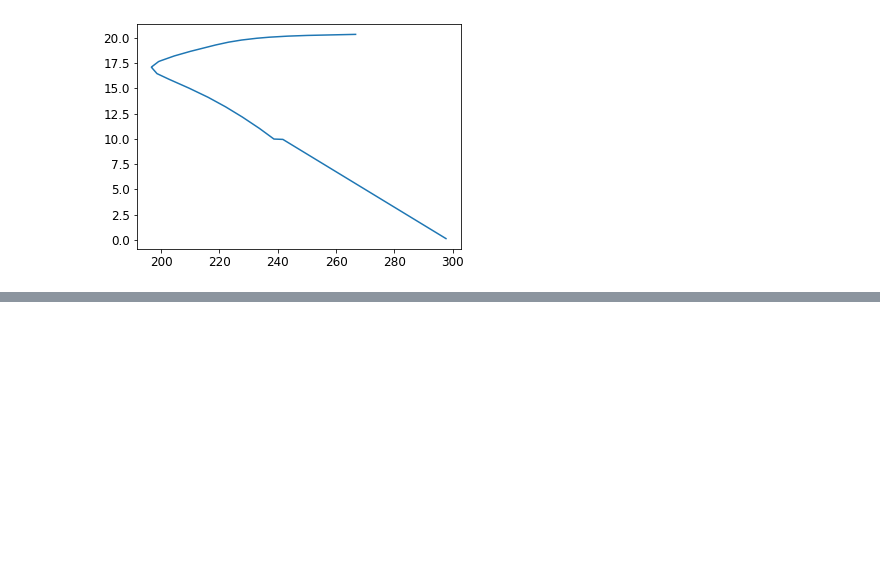
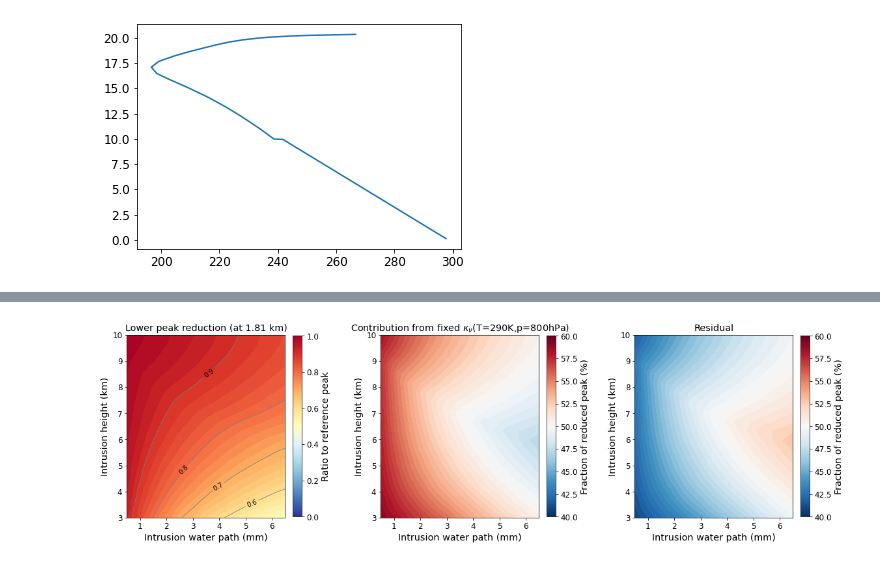
Before and after one commit to bfildier/EUREC4A_organization, a Jupyter notebook: scripts/idealizedCalculations_automatedMoistIntrusions.ipynb, the cells around one changed output, grey strips where cells are left out. Saved outputs shown, nothing was run; the diff lists cells and outputs as text; code cells hidden in the pictures; blank space fills up the shorter version.

```diff
--- a/scripts/idealizedCalculations_automatedMoistIntrusions.ipynb
+++ b/scripts/idealizedCalculations_automatedMoistIntrusions.ipynb
@@ -674,0 +861,95 @@ plt.plot(radprf.tlay[0],z)
+# %%
+fig,axs = plt.subplots(figsize=(20,5),ncols=3)
+
+# cmap = plt.cm.nipy_spectral_r
+# cmap = plt.cm.Spectral_r
+cmap = plt.cm.RdYlBu_r
+vmin = 0.
+vmax = 1.
+norm = matplotlib.colors.Normalize(vmin=vmin, vmax=vmax)
+
+#--  delta Qrad
+ax = axs[0]
+
+# colors
+ax.contourf(W_all,H_all,ratio_qradlw_peak.T,levels=30,cmap=cmap,vmin=vmin,vmax=vmax)
+
+# lines
+cont = ax.contour(W_all,H_all,ratio_qradlw_peak.T,levels=np.linspace(0.1,0.9,9),colors=('grey',),
+                  linestyles=('-',),linewidths=(0.8,),vmin=vmin,vmax=vmax)
+plt.clabel(cont, fmt = '%1.1f', colors = 'k', fontsize=10) #contour line labels
+
+# labels
+ax.set_xlabel('Intrusion water path (mm)')
+ax.set_ylabel('Intrusion height (km)')
+
+# colorbar
+cb = fig.colorbar(plt.cm.ScalarMappable(norm=norm,cmap=cmap),
+                 ax=ax,shrink=0.99,pad=0.04)
+# cb.set_label(r'LW $Q_{rad}$ peak (K/day)')
+cb.set_label(r'Ratio to reference peak')
+
+ax.set_title(r'Lower peak reduction (at 1.81 km)')
+
+
+###--- contributions
+
+cmap = plt.cm.RdBu_r
+vmin = 40.
+vmax = 60.
+norm = matplotlib.colors.Normalize(vmin=vmin, vmax=vmax)
+
+#-- with fixed kappa(nu)
+ax = axs[1]
+
+contribution_fix_k = ratio_qradlw_peak_fix_k/ratio_qradlw_peak * 100
+
+# colors
+ax.contourf(W_all,H_all,contribution_fix_k.T,levels=30,cmap=cmap,vmin=vmin,vmax=vmax)
+
+# lines
+cont = ax.contour(W_all,H_all,contribution_fix_k.T,levels=np.linspace(0.1,0.9,9),colors=('grey',),
+                  linestyles=('-',),linewidths=(0.8,),vmin=vmin,vmax=vmax)
+plt.clabel(cont, fmt = '%1.1f', colors = 'k', fontsize=10) #contour line labels
+
+# labels
+ax.set_xlabel('Intrusion water path (mm)')
+ax.set_ylabel('Intrusion height (km)')
+
+# colorbar
+cb = fig.colorbar(plt.cm.ScalarMappable(norm=norm,cmap=cmap),
+                 ax=ax,shrink=0.99,pad=0.04)
+# cb.set_label(r'LW $Q_{rad}$ peak (K/day)')
+cb.set_label(r'Fraction of reduced peak (%)')
+
+ax.set_title(r'Contribution from fixed $\kappa_\nu$(T=290K,p=800hPa)')
+
+
+#-- residual
+ax = axs[2]
+
+contribution_varying_k = (ratio_qradlw_peak - ratio_qradlw_peak_fix_k)/ratio_qradlw_peak * 100
+
+# colors
+ax.contourf(W_all,H_all,contribution_varying_k.T,levels=30,cmap=cmap,vmin=vmin,vmax=vmax)
+
+# lines
+cont = ax.contour(W_all,H_all,contribution_varying_k.T,levels=np.linspace(0.1,0.9,9),colors=('grey',),
+                  linestyles=('-',),linewidths=(0.8,),vmin=vmin,vmax=vmax)
+plt.clabel(cont, fmt = '%1.1f', colors = 'k', fontsize=10) #contour line labels
+
+# labels
+ax.set_xlabel('Intrusion water path (mm)')
+ax.set_ylabel('Intrusion height (km)')
+
+# colorbar
+cb = fig.colorbar(plt.cm.ScalarMappable(norm=norm,cmap=cmap),
+                 ax=ax,shrink=0.99,pad=0.04)
+cb.set_label(r'Fraction of reduced peak (%)')
+
+ax.set_title(r'Residual')
+
+plt.savefig(os.path.join(figdir,scriptsubdir,'rect_intrusions_varyH_varyW_fixed_k_contributions.pdf'),bbox_inches='tight')
+plt.savefig(os.path.join(figdir,scriptsubdir,'rect_intrusions_varyH_varyW_fixed_k_contributions.png'),bbox_inches='tight')
+# %% [output]
+[figure, added]
```
Also changed, not shown: parts of 14 cells of this notebook, 6 other files.
